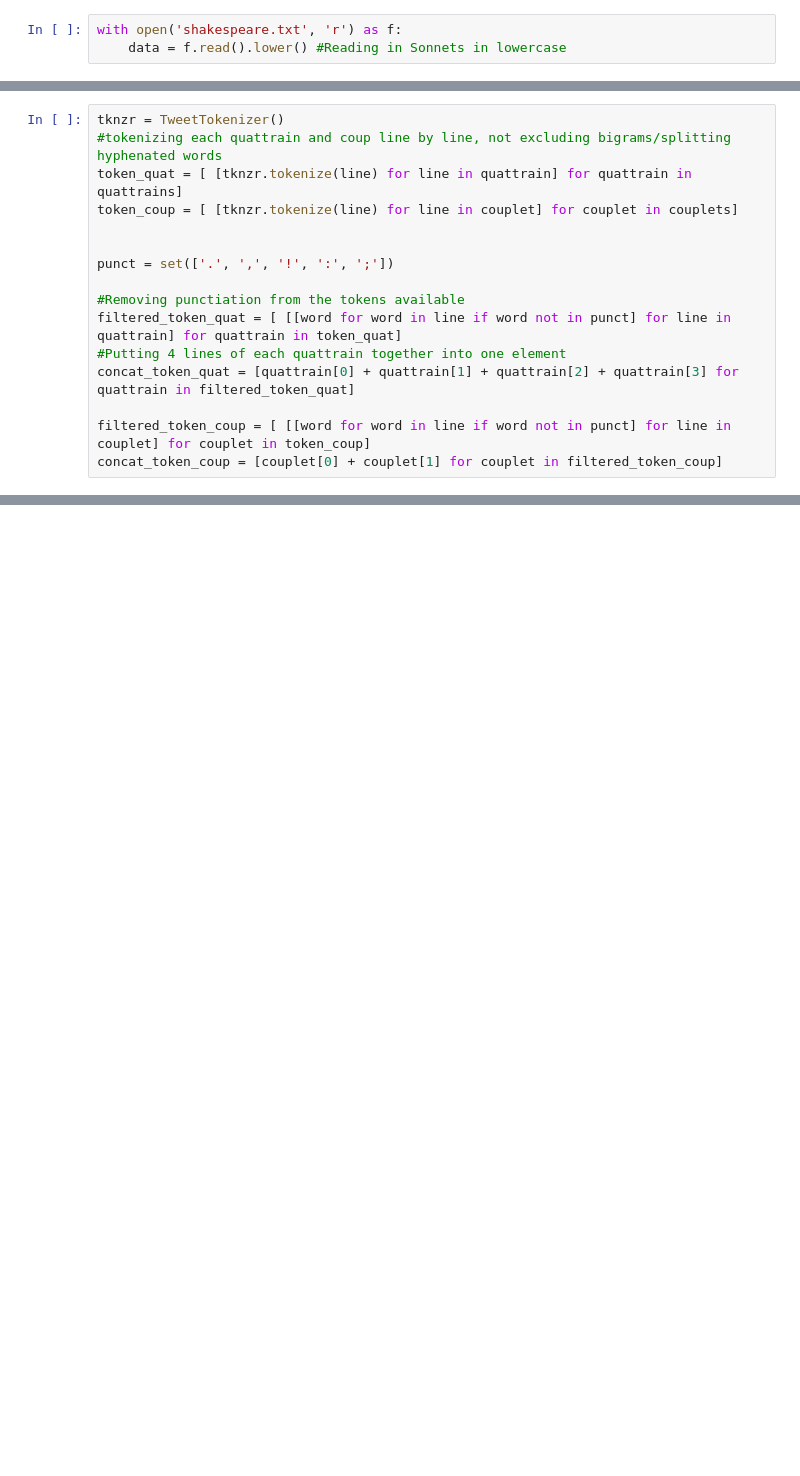
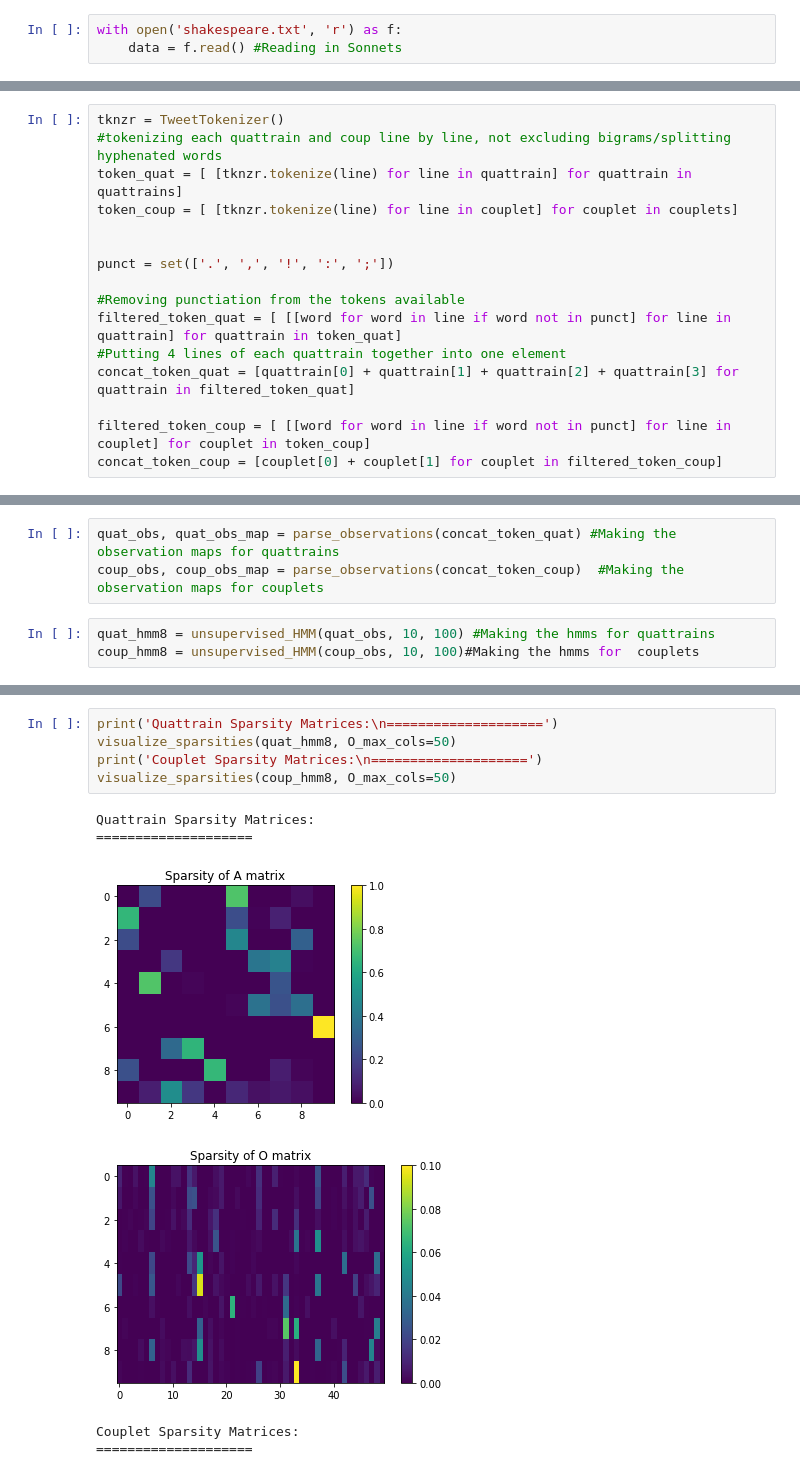
Before and after one commit to Jetster7/CS-155-Big-Back-Team-MP3, a Jupyter notebook: Data Processing HMM.ipynb, the cells around one changed output, grey strips where cells are left out. Cells and saved outputs as stored; diff of their text form; blank space fills up the shorter version.

```diff
--- a/Data Processing HMM.ipynb
+++ b/Data Processing HMM.ipynb
@@ -7,6 +21,6 @@ from nltk.tokenize import TweetTokenizer, word_tokenize, wordpunct_tokenize, sen
 # %%
 with open('shakespeare.txt', 'r') as f:
-    data = f.read().lower() #Reading in Sonnets in lowercase
+    data = f.read() #Reading in Sonnets
 # %%
 sonnets = data.split('\n\n')
 #Splitting each sonnet up based on double gap between poems
@@ -43,0 +58,6 @@ print(concat_token_coup) #Each element is the set of words in a couplet in a poe
+# %%
+quat_obs, quat_obs_map = parse_observations(concat_token_quat) #Making the observation maps for quattrains
+coup_obs, coup_obs_map = parse_observations(concat_token_coup)  #Making the observation maps for couplets
+# %%
+quat_hmm8 = unsupervised_HMM(quat_obs, 10, 100) #Making the hmms for quattrains
+coup_hmm8 = unsupervised_HMM(coup_obs, 10, 100)#Making the hmms for  couplets
@@ -43,0 +85,12 @@ print(concat_token_coup) #Each element is the set of words in a couplet in a poe
+# %%
+print('Quattrain Sparsity Matrices:\n====================')
+visualize_sparsities(quat_hmm8, O_max_cols=50)
+print('Couplet Sparsity Matrices:\n====================')
+visualize_sparsities(coup_hmm8, O_max_cols=50)
+# %% [output]
+Quattrain Sparsity Matrices:
+====================
+[figure, added]
+[figure, added]
+Couplet Sparsity Matrices:
+====================
```
Also changed, not shown: parts of 7 cells of this notebook, 2 other files.
